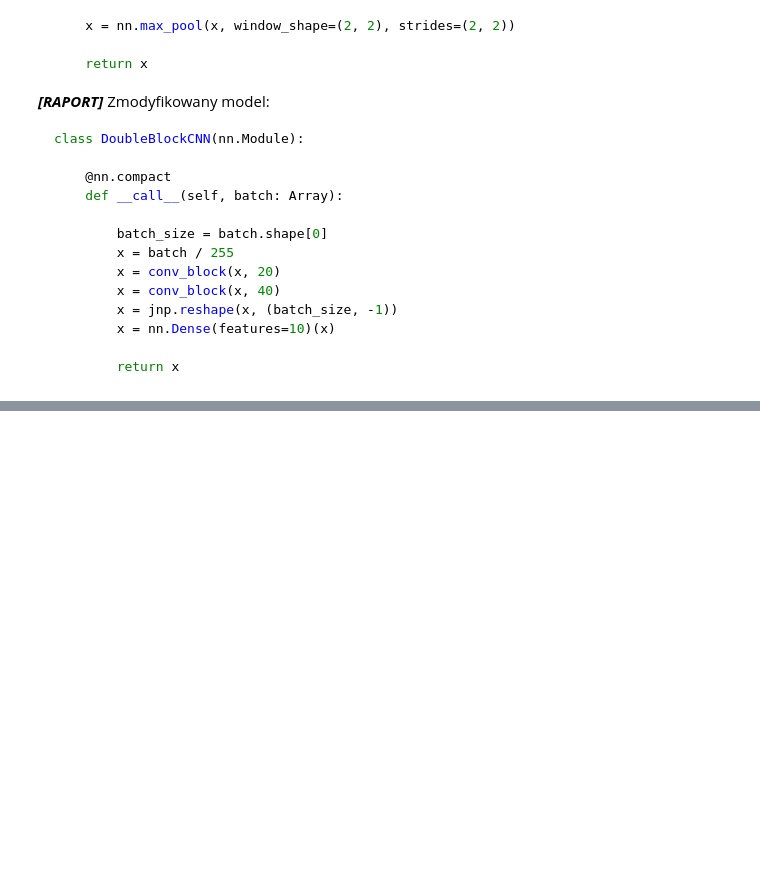
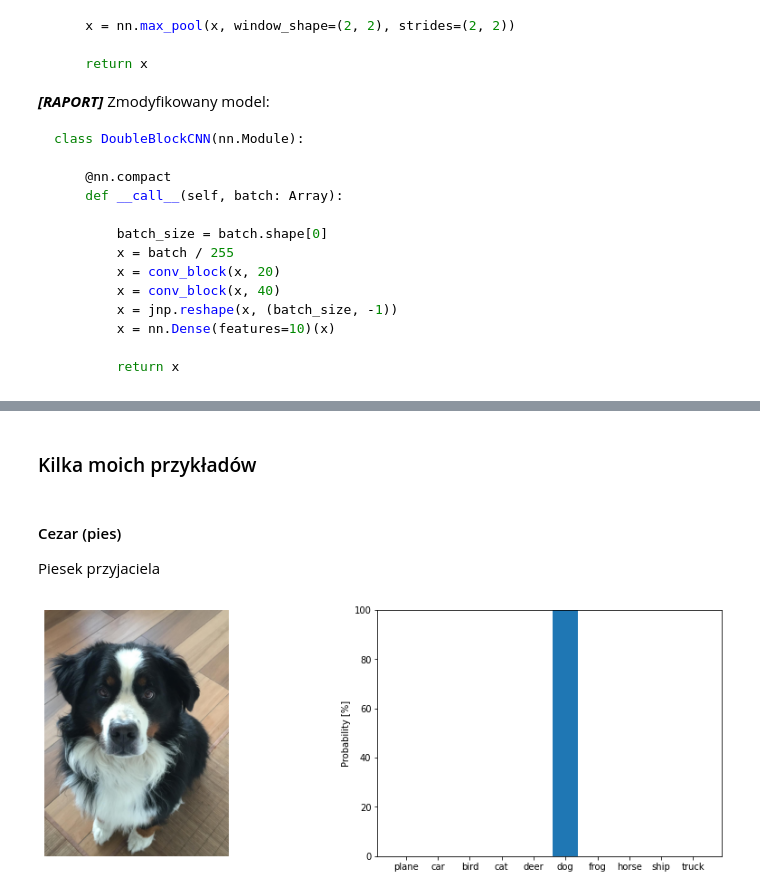
Before and after one commit to Wotaker/TrainingCNN, a Jupyter notebook: raport.ipynb, the cells around one changed output, grey strips where cells are left out. Saved outputs shown, nothing was run; the diff lists cells and outputs as text; code cells hidden in the pictures; blank space fills up the shorter version.

```diff
--- a/raport.ipynb
+++ b/raport.ipynb
@@ -173,0 +332,9 @@ Ponizej metryki ukazujące przebieg treningu:
+# %% [markdown]
+### Kilka moich przykładów
+# %% [markdown]
+#### Cezar (pies)
+Piesek przyjaciela
+# %%
+single_prediction("images/cezar.jpg", GAP_MODEL, verbose=True);
+# %% [output]
+[figure, added]
```
Also changed, not shown: parts of 39 cells of this notebook, 8 other files.
